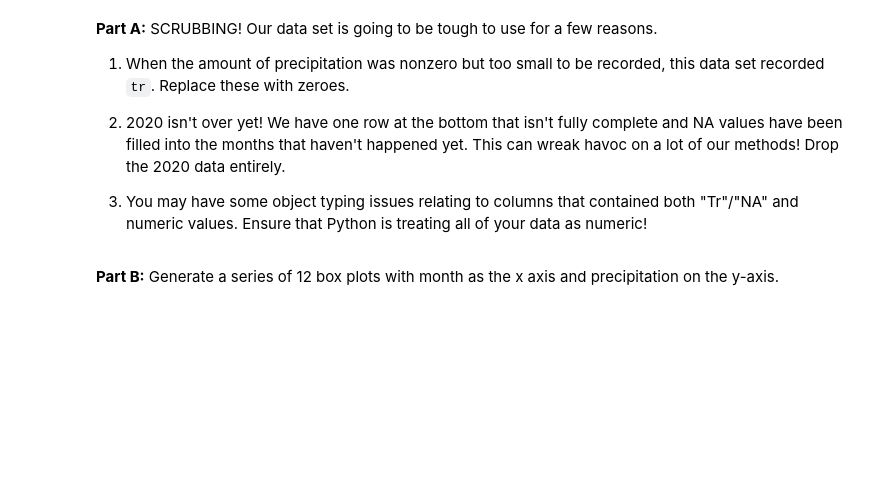
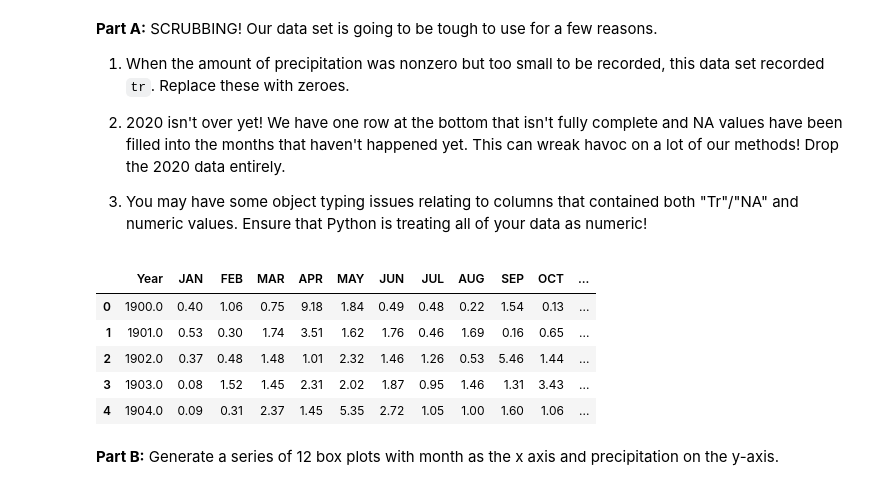
Before and after one commit to willemhscott/CSCI-3022, a Jupyter notebook: notebooks/Scott_Willem_HW1.ipynb, the cells around one changed output. Saved outputs shown, nothing was run; the diff lists cells and outputs as text; code cells hidden in the pictures; blank space fills up the shorter version.

```diff
--- a/notebooks/Scott_Willem_HW1.ipynb
+++ b/notebooks/Scott_Willem_HW1.ipynb
@@ -235,2 +281,22 @@ dfPrecip.head()
+# %%
+def conv(arg):
+    try:
+        return float(arg)
+    except:
+        return 0
+
+def crow(r):
+    return r.apply(conv)
+
+dfPrecip = dfPrecip.drop([120])
+dfPrecip = dfPrecip.apply(crow)
+dfPrecip.head()
+# %% [output]
+|  | Year | JAN | FEB | MAR | APR | MAY | JUN | JUL | AUG | SEP | OCT | ... |
+| 0 | 1900.0 | 0.40 | 1.06 | 0.75 | 9.18 | 1.84 | 0.49 | 0.48 | 0.22 | 1.54 | 0.13 | ... |
+| 1 | 1901.0 | 0.53 | 0.30 | 1.74 | 3.51 | 1.62 | 1.76 | 0.46 | 1.69 | 0.16 | 0.65 | ... |
+| 2 | 1902.0 | 0.37 | 0.48 | 1.48 | 1.01 | 2.32 | 1.46 | 1.26 | 0.53 | 5.46 | 1.44 | ... |
+| 3 | 1903.0 | 0.08 | 1.52 | 1.45 | 2.31 | 2.02 | 1.87 | 0.95 | 1.46 | 1.31 | 3.43 | ... |
+| 4 | 1904.0 | 0.09 | 0.31 | 2.37 | 1.45 | 5.35 | 2.72 | 1.05 | 1.00 | 1.60 | 1.06 | ... |
 # %% [markdown]
 **Part B:** Generate a series of 12 box plots with month as the x axis and precipitation on the y-axis.
```
Also changed, not shown: parts of 27 cells of this notebook, 2 other files.
